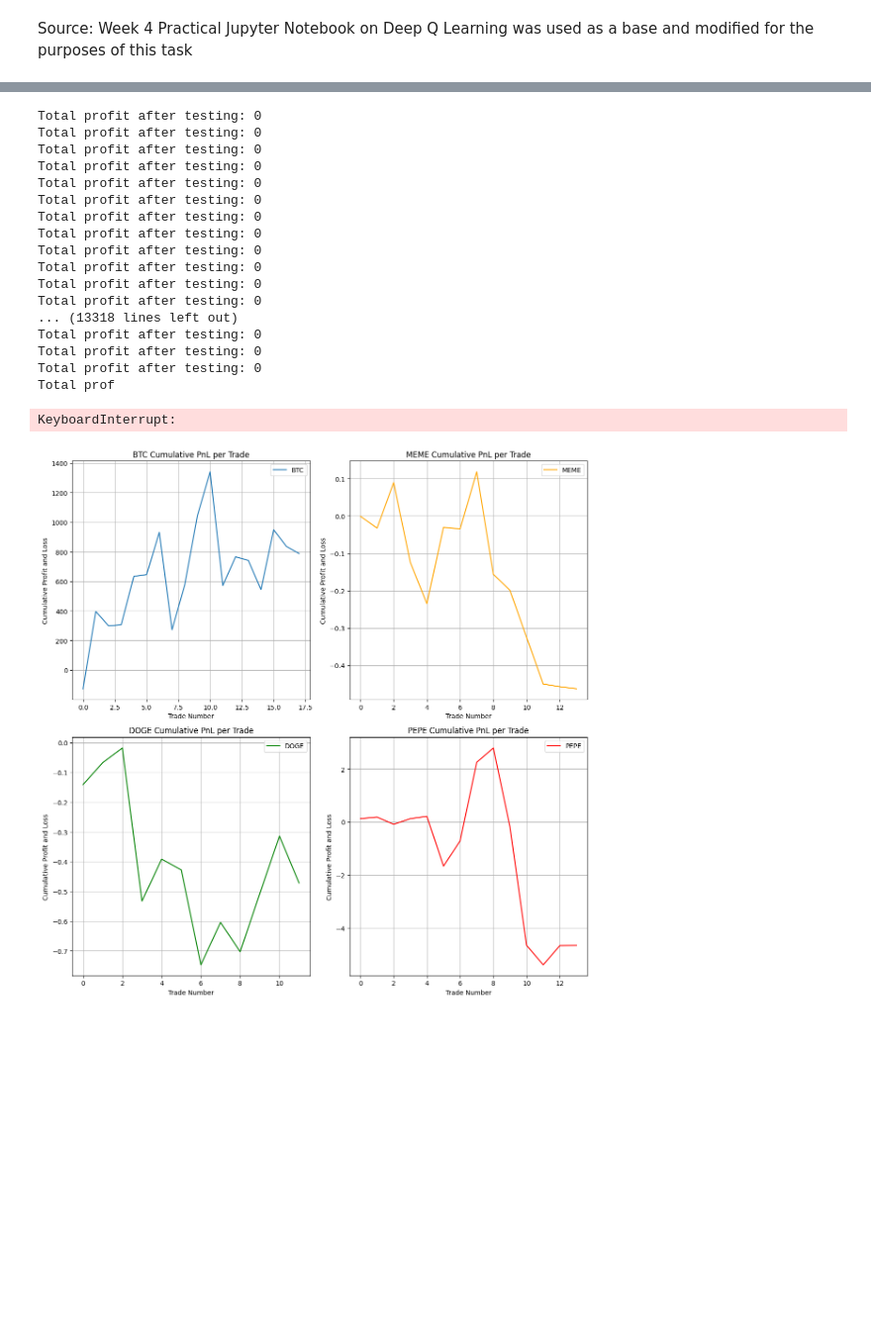
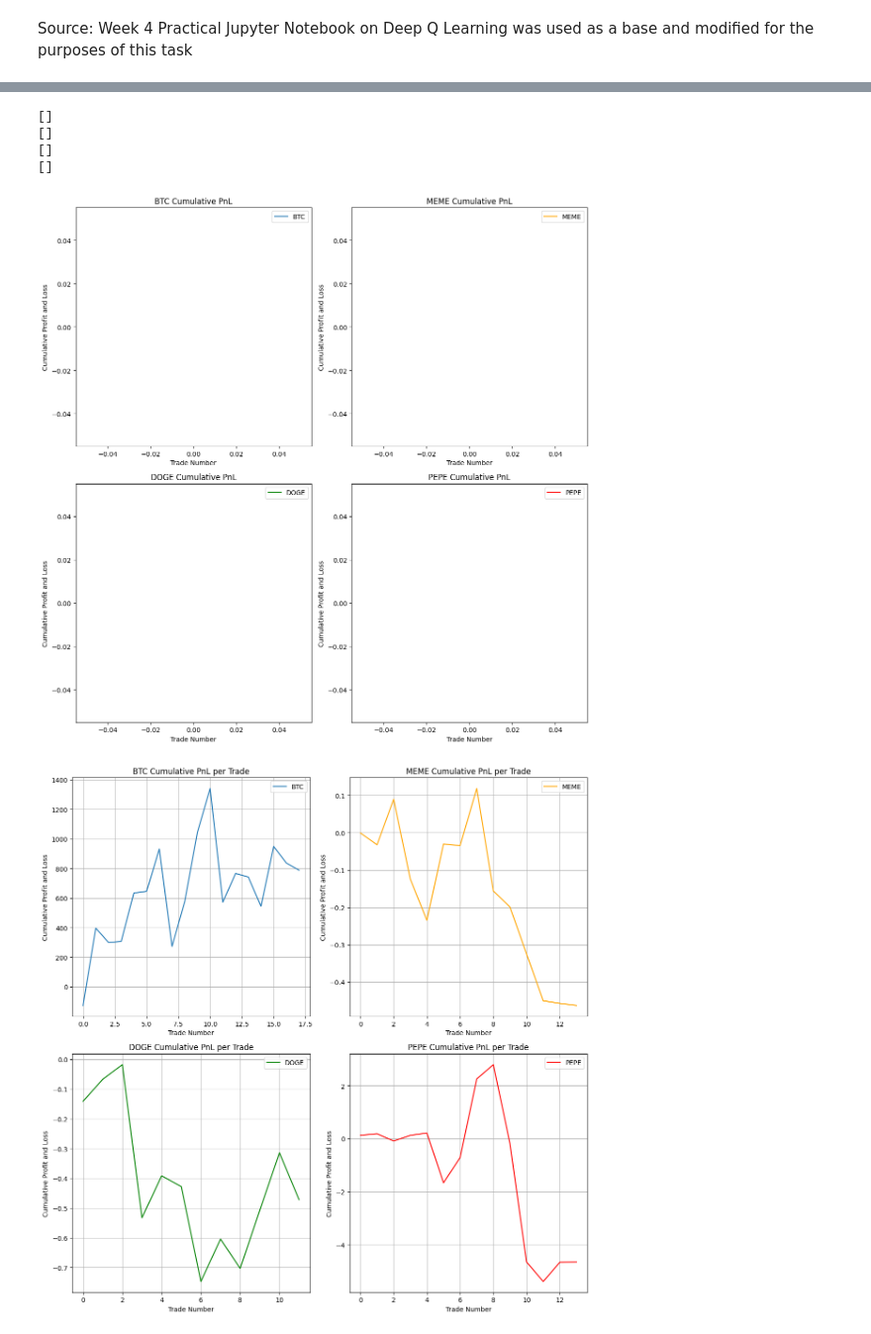
Before and after one commit to Nikitich2033/AdvML_CW_Project, a Jupyter notebook: AdvML_CW_code.ipynb, the cells around one changed output, grey strips where cells are left out. Shown at 99% size. Drawn from its saved outputs; the diff is of its cells as text; code cells hidden in the pictures; blank space fills up the shorter version.

```diff
--- a/AdvML_CW_code.ipynb
+++ b/AdvML_CW_code.ipynb
@@ -519,7 +592,7 @@ class TradingEnvironment:
         next_state = self._get_state()
         return next_state, reward, done
 
-def train_agent(epochs, prices=btc_training):
+def train_agent(epochs, prices):
     env = TradingEnvironment(prices)
     agent = QRL_Agent(actions=[0, 1, 2], state_size=2)
     episode_profits = []  # List to store profits for each episode
@@ -575,7 +648,7 @@ def test_agent(agent, prices, initial_cash=100000):
             break
 
     total_profit = sum(pnl_list)
-    print(f"Total profit after testing: {total_profit}")
+    # print(f"Total profit after testing: {total_profit}")
     return states_buy, states_sell, total_profit, pnl_list
 # %%
 # Train all agents
@@ -584,7 +657,7 @@ meme_epoch_profits, Q_meme_agent = train_agent(epochs=200, prices=meme_training)
 doge_epoch_profits, Q_doge_agent = train_agent(epochs=200, prices=doge_training)
 pepe_epoch_profits, Q_pepe_agent = train_agent(epochs=200, prices=pepe_training)
 
-def test_agent_until_min_pnl(agent, prices, initial_cash=100000, min_pnl_count=2):
+def test_agent_until_min_pnl(agent, prices, initial_cash=100000, min_pnl_count=1):
     states_buy, states_sell, total_profit, pnl = test_agent(agent, prices, initial_cash)
     while len(pnl) < min_pnl_count:
         additional_states_buy, additional_states_sell, additional_total_profit, additional_pnl = test_agent(agent, prices, initial_cash)
@@ -596,59 +669,56 @@ def test_agent_until_min_pnl(agent, prices, initial_cash=100000, min_pnl_count=2
     return states_buy, states_sell, total_profit, cumulative_pnl
 
 # Test the agents until at least 2 PnL values are generated
-btc_states_buy, btc_states_sell, btc_total_profit, btc_cumulative_pnl = test_agent_until_min_pnl(Q_btc_agent, btc_test)
-meme_states_buy, meme_states_sell, meme_total_profit, meme_cumulative_pnl = test_agent_until_min_pnl(Q_meme_agent, meme_test)
-doge_states_buy, doge_states_sell, doge_total_profit, doge_cumulative_pnl = test_agent_until_min_pnl(Q_doge_agent, doge_test)
-pepe_states_buy, pepe_states_sell, pepe_total_profit, pepe_cumulative_pnl = test_agent_until_min_pnl(Q_pepe_agent, pepe_test)
+# btc_states_buy, btc_states_sell, btc_total_profit, btc_cumulative_pnl = test_agent_until_min_pnl(Q_btc_agent, btc_test)
+# meme_states_buy, meme_states_sell, meme_total_profit, meme_cumulative_pnl = test_agent_until_min_pnl(Q_meme_agent, meme_test)
+# doge_states_buy, doge_states_sell, doge_total_profit, doge_cumulative_pnl = test_agent_until_min_pnl(Q_doge_agent, doge_test)
+# pepe_states_buy, pepe_states_sell, pepe_total_profit, pepe_cumulative_pnl = test_agent_until_min_pnl(Q_pepe_agent, pepe_test)
+
+btc_states_buy, btc_states_sell, btc_total_profit, dqn_btc_cumulative_pnl = test_agent(Q_btc_agent, btc_test)
+meme_states_buy, meme_states_sell, meme_total_profit, dqn_meme_cumulative_pnl = test_agent(Q_meme_agent, meme_test)
+doge_states_buy, doge_states_sell, doge_total_profit, dqn_doge_cumulative_pnl = test_agent(Q_doge_agent, doge_test)
+pepe_states_buy, pepe_states_sell, pepe_total_profit, dqn_pepe_cumulative_pnl = test_agent(Q_pepe_agent, pepe_test)
+
+print(dqn_btc_cumulative_pnl)
+print(dqn_meme_cumulative_pnl)
+print(dqn_doge_cumulative_pnl)
+print(dqn_pepe_cumulative_pnl)
 
 # Plotting the cumulative PnL for each token
 fig, axs = plt.subplots(2, 2, figsize=(12, 12))
 
-axs[0, 0].plot(btc_cumulative_pnl, label='BTC')
+axs[0, 0].plot(dqn_btc_cumulative_pnl, label='BTC')
 axs[0, 0].set_title('BTC Cumulative PnL')
 axs[0, 0].set_xlabel('Trade Number')
 axs[0, 0].set_ylabel('Cumulative Profit and Loss')
 axs[0, 0].legend()
 
-axs[0, 1].plot(meme_cumulative_pnl, label='MEME', color='orange')
+axs[0, 1].plot(dqn_meme_cumulative_pnl, label='MEME', color='orange')
 axs[0, 1].set_title('MEME Cumulative PnL')
 axs[0, 1].set_xlabel('Trade Number')
 axs[0, 1].set_ylabel('Cumulative Profit and Loss')
 axs[0, 1].legend()
 
-axs[1, 0].plot(doge_cumulative_pnl, label='DOGE', color='green')
+axs[1, 0].plot(dqn_doge_cumulative_pnl, label='DOGE', color='green')
 axs[1, 0].set_title('DOGE Cumulative PnL')
 axs[1, 0].set_xlabel('Trade Number')
 axs[1, 0].set_ylabel('Cumulative Profit and Loss')
 axs[1, 0].legend()
 
-axs[1, 1].plot(pepe_cumulative_pnl, label='PEPE', color='red')
+axs[1, 1].plot(dqn_pepe_cumulative_pnl, label='PEPE', color='red')
 axs[1, 1].set_title('PEPE Cumulative PnL')
 axs[1, 1].set_xlabel('Trade Number')
 axs[1, 1].set_ylabel('Cumulative Profit and Loss')
 axs[1, 1].legend()
 
 plt.tight_layout()
 plt.show()
 # %% [output]
-Total profit after testing: 0
-Total profit after testing: 0
-Total profit after testing: 0
-Total profit after testing: 0
-Total profit after testing: 0
-Total profit after testing: 0
-Total profit after testing: 0
-Total profit after testing: 0
-Total profit after testing: 0
-Total profit after testing: 0
-Total profit after testing: 0
-Total profit after testing: 0
-... (13318 lines left out)
-Total profit after testing: 0
-Total profit after testing: 0
-Total profit after testing: 0
-Total prof
+[]
+[]
+[]
+[]
-KeyboardInterrupt:
+[figure, added]
 # %%
 def moving_average_strategy(prices, initial_capital=100000, window_size=10):
     short_window = window_size // 2
```
Also changed, not shown: parts of 10 cells of this notebook.
